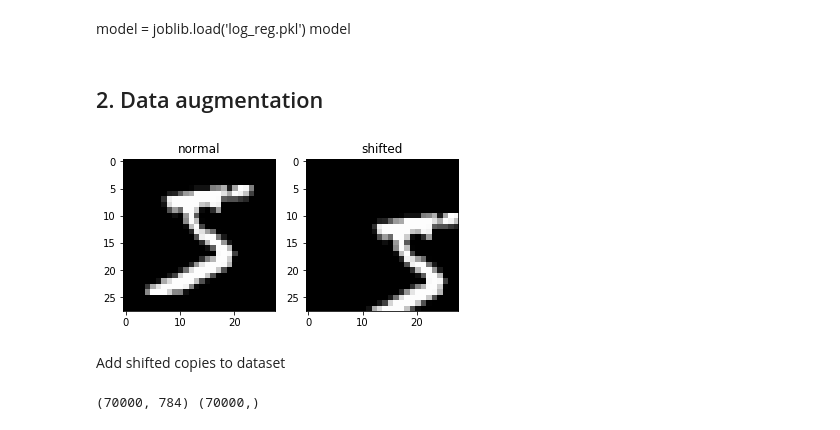
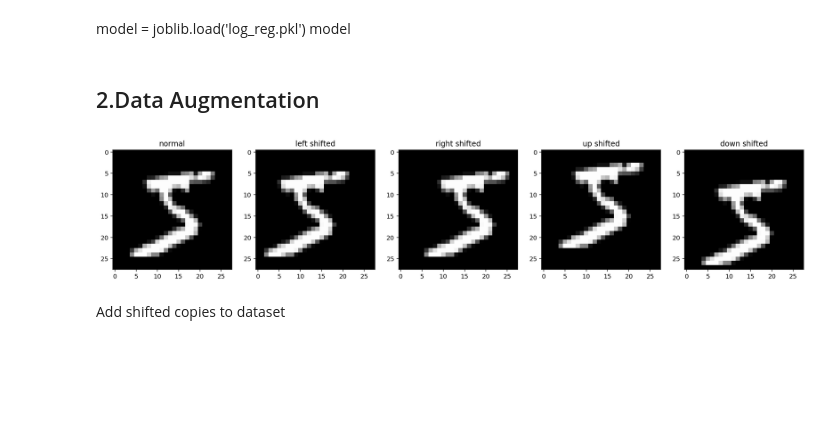
Before and after one commit to Zowlex/100DaysofMLCode, a Jupyter notebook: End-to-end ML project/Classification.ipynb, the cells around one changed output. Cells and saved outputs as stored; diff of their text form; code cells hidden in the pictures; blank space fills up the shorter version.

```diff
--- a/End-to-end ML project/Classification.ipynb
+++ b/End-to-end ML project/Classification.ipynb
@@ -532,2 +507,0 @@ model: LogisticRegression score: 0.92 time: 12.136389970779419
-# %%
-model.fit(X,y)
@@ -601,4 +569,5 @@ for model in models:
     tic = time.time()
     print('model: {} score: {:.2f} time: {}'.format(type(model).__name__,score, tic-toc))
 # %% [markdown]
-## 2. Data augmentation
+<a id='data_aug'></a>
+## 2.Data Augmentation
@@ -606,20 +586,33 @@ for model in models:
 from scipy.ndimage.interpolation import shift
 import matplotlib.pyplot as plt
 
-img = X[0].reshape(28,28)
 #shift the image by 5 pixels down and 5 pixels to the right and fill the outside boundaries with 0
 # N.B: shift : (-) --> up, left
 #Axes [ (-)up/down, (-)left/right]
-shifted_img = shift(img, [5,5], cval=0)
+# shifted_img = shift(img, [5,5], cval=0)
+def plot_shifted_img(img):
+    left_shift, right_shift, up_shift, down_shift = shift_img(img)
 
-plt.subplot(121)
-plt.imshow(img, cmap=plt.cm.gray)
-plt.title('normal')
+    plt.figure(figsize=(20,10))
 
-plt.subplot(122)
-plt.imshow(shifted_img, cmap=plt.cm.gray)
-plt.title('shifted')
+    plt.subplot(151)
+    plt.imshow(img.reshape(28,28), cmap=plt.cm.gray)
+    plt.title('normal')
 
-plt.show()
+    plt.subplot(152)
+    plt.imshow(left_shift.reshape(28,28), cmap=plt.cm.gray)
+    plt.title('left shifted')
+
+    plt.subplot(153)
+    plt.imshow(right_shift.reshape(28,28), cmap=plt.cm.gray)
+    plt.title('right shifted')
+
+    plt.subplot(154)
+    plt.imshow(up_shift.reshape(28,28), cmap=plt.cm.gray)
+    plt.title('up shifted')
+
+    plt.subplot(155)
+    plt.imshow(down_shift.reshape(28,28), cmap=plt.cm.gray)
+    plt.title('down shifted')
+
+    plt.show()
-# %% [output]
-[figure, removed]
@@ -634,9 +619,6 @@ def shift_img(img, value):
+# %%
+plot_shifted_img(X[0])
+# %% [output]
+[figure, added]
 # %% [markdown]
 Add shifted copies to dataset
-# %%
-# make copies
-X_copy = X
-y_copy = y
-print(X_copy.shape, y_copy.shape)
-# %% [output]
-(70000, 784) (70000,)
```
Also changed, not shown: parts of 44 cells of this notebook.
